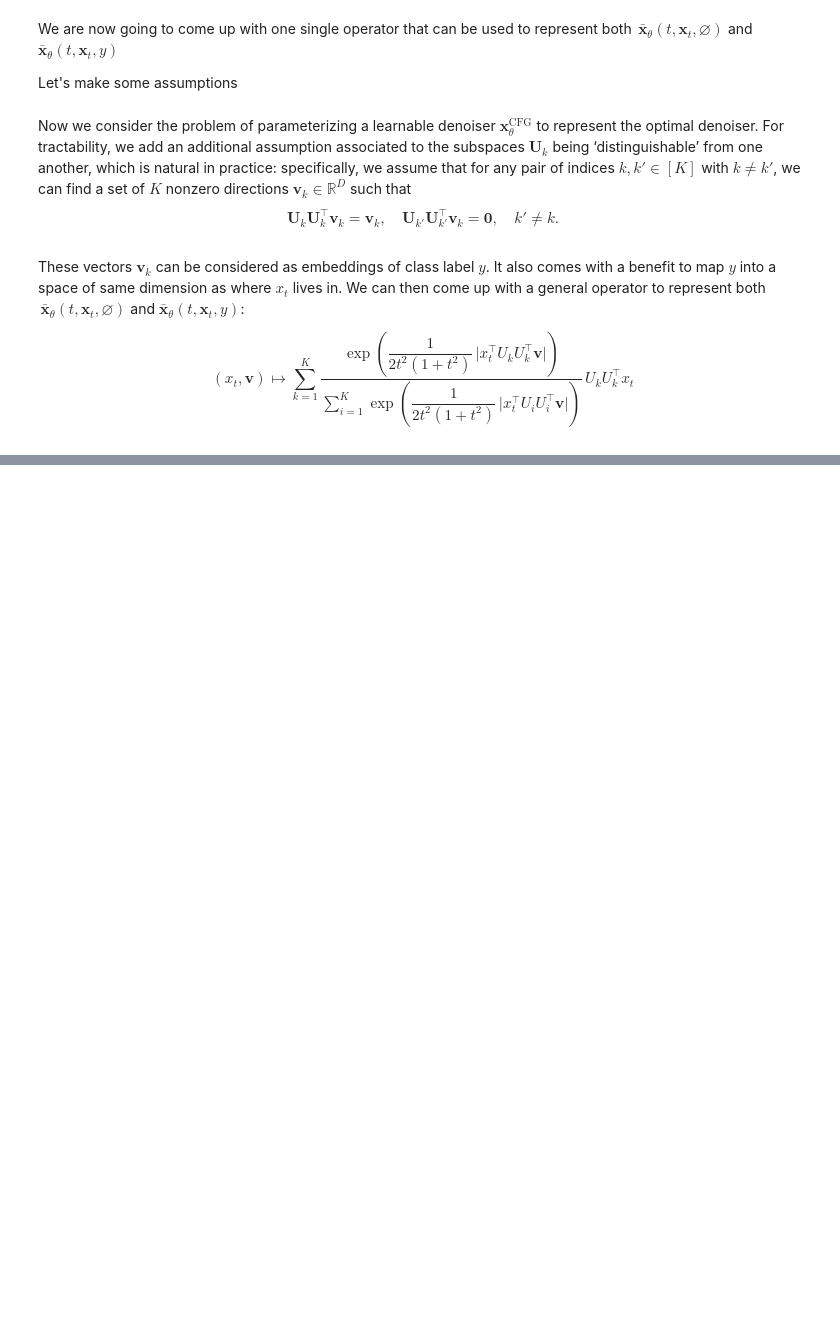
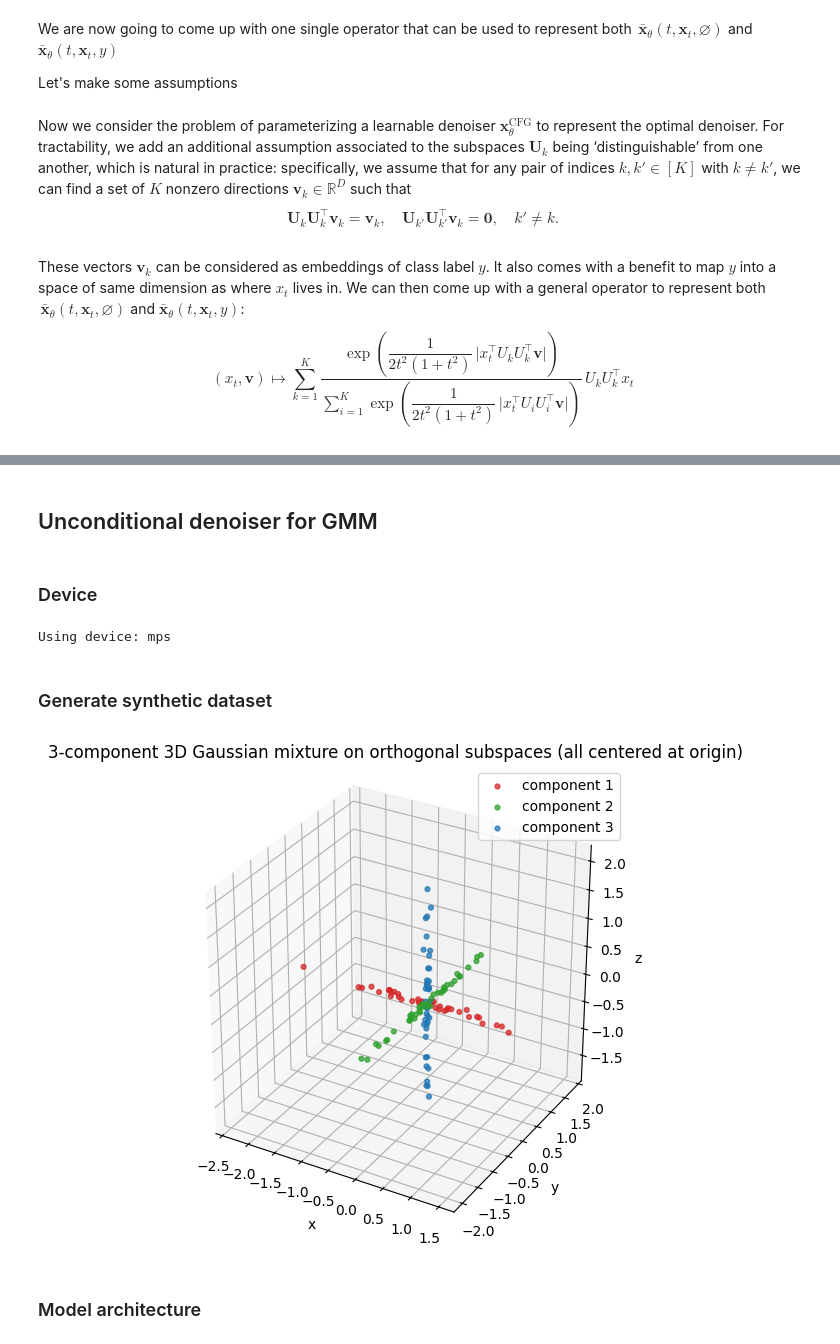
Before and after one commit to ngkel/conditional_inference, a Jupyter notebook: experiments.ipynb, the cells around one changed output, grey strips where cells are left out. Saved outputs shown, nothing was run; the diff lists cells and outputs as text; code cells hidden in the pictures; blank space fills up the shorter version.

Commit message:
First draft of notebook for conditional generative model for 3D gaussian

```diff
--- a/experiments.ipynb
+++ b/experiments.ipynb
@@ -126,0 +132,78 @@ If you plug in $v = x_t$, you will get exactly the unconditional denoiser and pl
+# %% [markdown]
+## Unconditional denoiser for GMM
+# %% [markdown]
+### Device
+# %%
+import torch
+import torch.nn as nn
+import torch.nn.functional as F
+from torch.utils.data import DataLoader, TensorDataset
+
+import math
+import numpy as np
+
+# -----------------------------
+# Device (Apple Silicon friendly)
+# -----------------------------
+if torch.backends.mps.is_available():
+    device = torch.device("mps")
+else:
+    device = torch.device("cpu")
+print("Using device:", device)
+# %% [output]
+Using device: mps
+# %% [markdown]
+### Generate synthetic dataset
+# %%
+import numpy as np
+import torch
+import matplotlib.pyplot as plt
+from torch.utils.data import DataLoader, TensorDataset
+from __future__ import annotations
+
+import torch.nn as nn
+import torch.nn.functional as F
+
+
+# Reproducibility
+rng = np.random.default_rng(0)
+
+# 3 orthogonal 1D subspaces in R^3 (standard basis)
+U = np.eye(3)  # columns are orthonormal directions e1,e2,e3
+
+# Mixture settings
+K = 3
+N_per = 40
+sigma = 1.0  # along-subspace std
+eps = 0.03    # set to e.g. 0.03 if you want tiny off-subspace jitter for visibility
+
+Xs, ys = [], []
+for k in range(K):
+    z = rng.normal(0.0, sigma, size=(N_per, 1))          # scalar coordinate
+    x = z @ U[:, [k]].T                                   # x = z * u_k^T  -> (N_per, 3)
+    if eps > 0:
+        x = x + rng.normal(0.0, eps, size=x.shape)        # optional tiny noise
+    Xs.append(x)
+    ys.append(np.full(N_per, k, dtype=int))
+
+X = np.vstack(Xs)   # (N, 3)
+y = np.concatenate(ys)
+
+# Visualize (3D scatter, colored by component)
+colors = ["tab:red", "tab:green", "tab:blue"]
+fig = plt.figure(figsize=(7, 6))
+ax = fig.add_subplot(111, projection="3d")
+
+for k in range(K):
+    pts = X[y == k]
+    ax.scatter(pts[:, 0], pts[:, 1], pts[:, 2], s=12, alpha=0.75, color=colors[k], label=f"component {k+1}")
+
+ax.set_title("3-component 3D Gaussian mixture on orthogonal subspaces (all centered at origin)")
+ax.set_xlabel("x"); ax.set_ylabel("y"); ax.set_zlabel("z")
+ax.legend()
+ax.set_box_aspect((1, 1, 1))
+plt.show()
+# %% [output]
+[figure, added]
+# %% [markdown]
+### Model architecture
```
Also changed, not shown: parts of 25 cells of this notebook, 6 other files.
